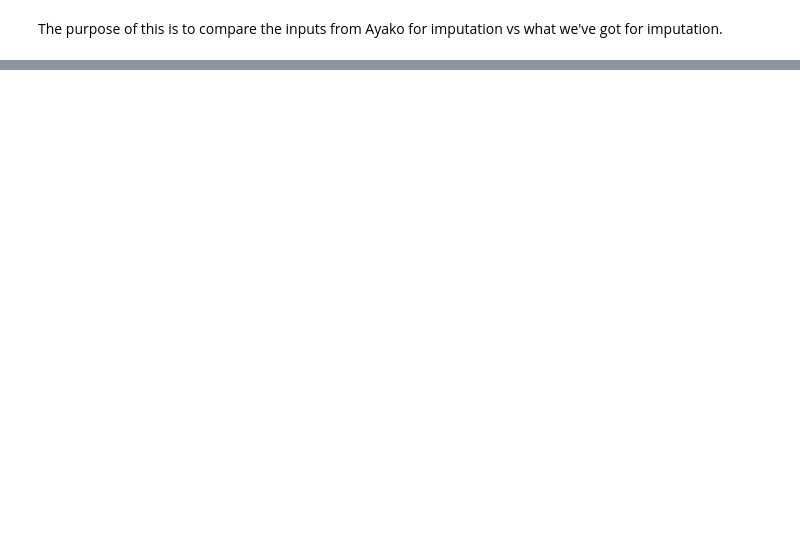
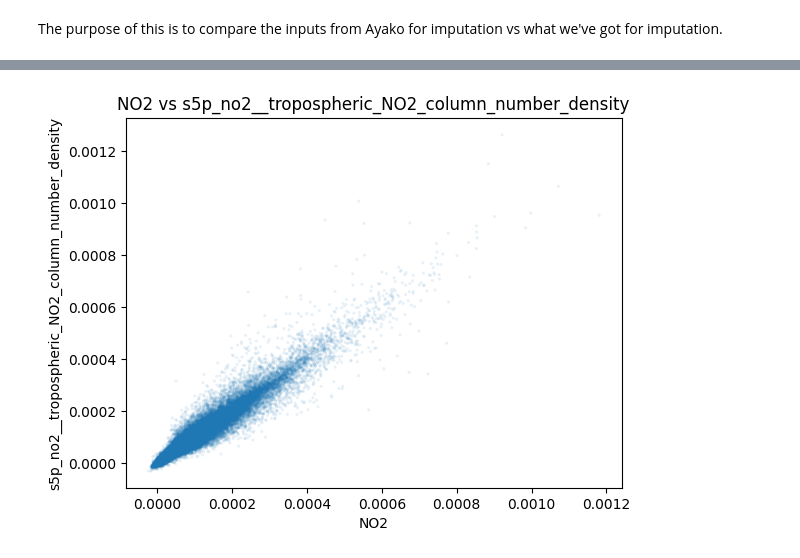
Before and after one commit to energyandcleanair/india_map, a Jupyter notebook: experiments/notebooks/20250625-pr-missing-data.ipynb, the cells around one changed output, grey strips where cells are left out. Drawn from its saved outputs; the diff is of its cells as text; code cells hidden in the pictures; blank space fills up the shorter version.

```diff
--- a/experiments/notebooks/20250625-pr-missing-data.ipynb
+++ b/experiments/notebooks/20250625-pr-missing-data.ipynb
@@ -8,6 +8,11 @@ expected = pl.read_parquet(
     "inputs/expected_imputation_2023_01"
 )
 
+# Convert date to string "YYYY-MM-DD"
+expected = expected.with_columns(
+    pl.col("date").dt.strftime("%Y-%m-%d").alias("date"),
+)
+
 actual = pl.read_parquet(
     "inputs/actual_imputed_2023_01.parquet",
 )
@@ -82,0 +21,9 @@ actual[["date", "grid_id", "temperature_2m"]].filter(pl.col("grid_id") == grid_i
+# %%
+# Join expected and actual dataframes on 'date' and 'grid_id'
+joined = expected.join(
+    actual,
+    on=["date", "grid_id"],
+    how="full",
+    suffix="_actual",
+)
+joined
@@ -82,0 +68,4 @@ actual[["date", "grid_id", "temperature_2m"]].filter(pl.col("grid_id") == grid_i
+# %%
+# NO2
+no2 = joined["grid_id", "date", "NO2_tropos", "s5p_no2__tropospheric_NO2_column_number_density"]
+no2
@@ -82,0 +87,15 @@ actual[["date", "grid_id", "temperature_2m"]].filter(pl.col("grid_id") == grid_i
+# %%
+# Add a plot like for CO
+plt.scatter(
+    no2["NO2_tropos"],
+    no2["s5p_no2__tropospheric_NO2_column_number_density"],
+    s=5,
+    alpha=0.1,
+    edgecolors="none"
+)
+plt.title("NO2 vs s5p_no2__tropospheric_NO2_column_number_density")
+plt.xlabel("NO2")
+plt.ylabel("s5p_no2__tropospheric_NO2_column_number_density")
+plt.show()
+# %% [output]
+[figure, added]
```
Also changed, not shown: parts of 16 cells of this notebook, 3 other files.
